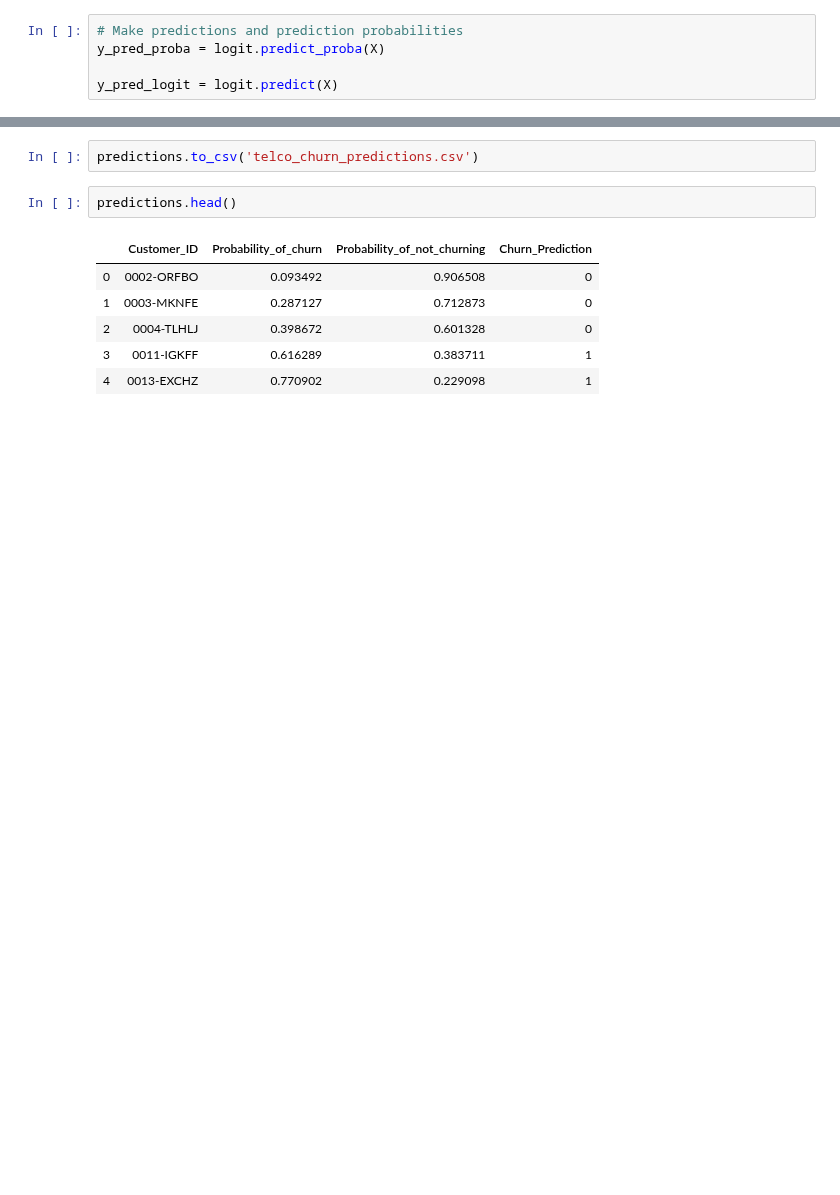
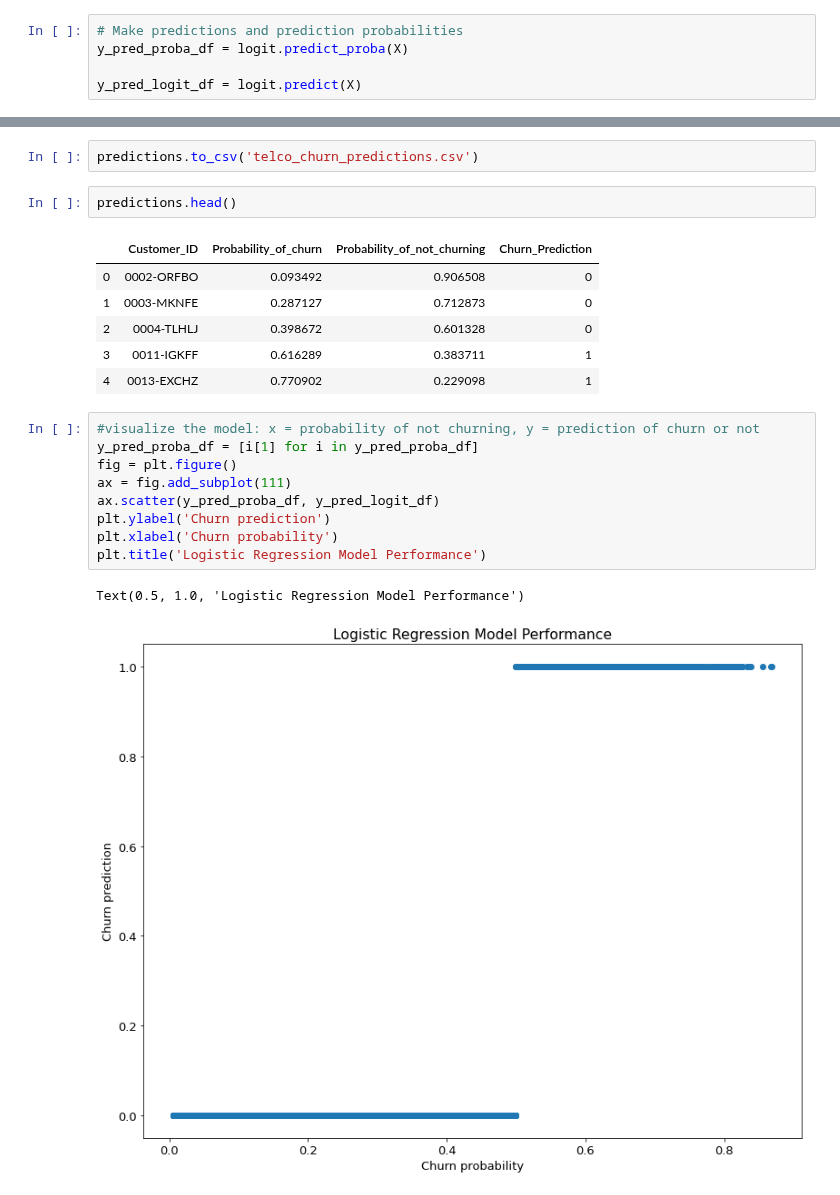
Before and after one commit to Corn-Shipps/predicting_telco_churn, a Jupyter notebook: predicting_telco_churn_final_report.ipynb, the cells around one changed output, grey strips where cells are left out. Saved outputs shown, nothing was run; the diff lists cells and outputs as text; blank space fills up the shorter version.

```diff
--- a/predicting_telco_churn_final_report.ipynb
+++ b/predicting_telco_churn_final_report.ipynb
@@ -737,9 +775,9 @@ predictions = pd.DataFrame(df.customer_id)
 X = df[['contract_type_id', 'senior_citizen',  'tenure_3_or_less', 'monthly_charges_scaled', 'payment_type_id']]
 # %%
 # Make predictions and prediction probabilities
-y_pred_proba = logit.predict_proba(X)
+y_pred_proba_df = logit.predict_proba(X)
 
-y_pred_logit = logit.predict(X)
+y_pred_logit_df = logit.predict(X)
 # %%
 predictions = pd.DataFrame(
     {'Customer_ID': df.customer_id,
@@ -757,3 +795,15 @@ predictions.head()
 | 2 | 0004-TLHLJ | 0.398672 | 0.601328 | 0 |
 | 3 | 0011-IGKFF | 0.616289 | 0.383711 | 1 |
 | 4 | 0013-EXCHZ | 0.770902 | 0.229098 | 1 |
+# %%
+#visualize the model: x = probability of not churning, y = prediction of churn or not
+y_pred_proba_df = [i[1] for i in y_pred_proba_df]
+fig = plt.figure()
+ax = fig.add_subplot(111)
+ax.scatter(y_pred_proba_df, y_pred_logit_df)
+plt.ylabel('Churn prediction')
+plt.xlabel('Churn probability')
+plt.title('Logistic Regression Model Performance')
+# %% [output]
+Text(0.5, 1.0, 'Logistic Regression Model Performance')
+[figure, added]
```
Also changed, not shown: parts of 8 cells of this notebook.
